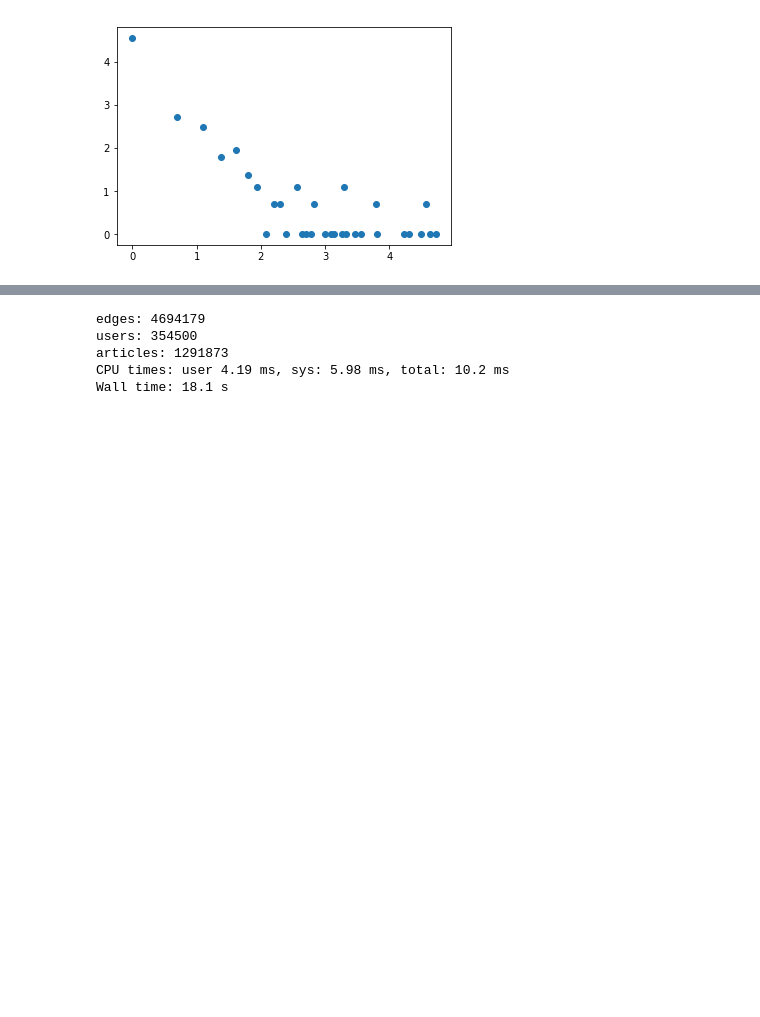
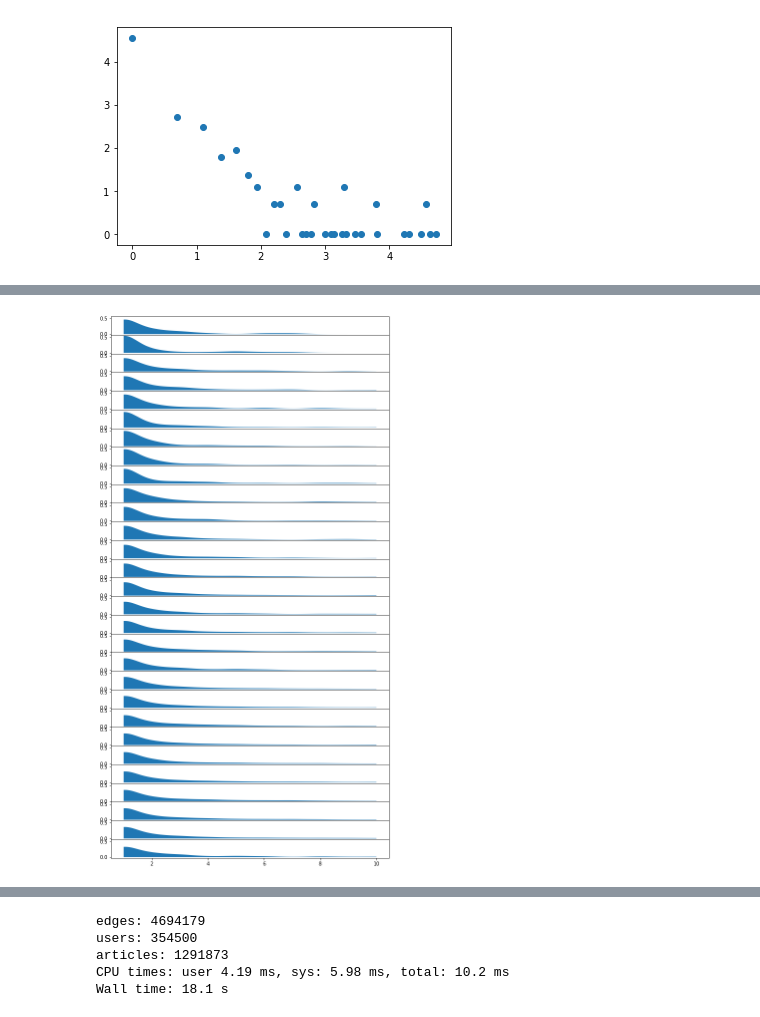
Before and after one commit to cs224w-f18-wikipedia-retention/wikipedia-retention, a Jupyter notebook: notebooks/1.0-amiyaguchi-exploration-degrees.ipynb, the cells around one changed output, grey strips where cells are left out. Saved outputs shown, nothing was run; the diff lists cells and outputs as text; code cells hidden in the pictures; blank space fills up the shorter version.

```diff
--- a/notebooks/1.0-amiyaguchi-exploration-degrees.ipynb
+++ b/notebooks/1.0-amiyaguchi-exploration-degrees.ipynb
@@ -177,0 +201,24 @@ plt.show()
+# %%
+import numpy as np
+from sklearn.neighbors.kde import KernelDensity
+
+labels = sorted(set(df.period))
+# Three subplots sharing both x/y axes
+f, ax = plt.subplots(len(labels), sharex=True, sharey=True, figsize=(10, 20))
+
+# kernel density
+for i, label in enumerate(labels):
+    sample = df[(df.period == label)] #& (df.degree > 1)]
+
+    X_plot = np.linspace(1, 10, 1000)[:, np.newaxis]
+    # estimate the shape of a single aggregated measure, may not be useful
+    X = sample.n_users.values.reshape([-1, 1])
+    kde = KernelDensity(kernel='gaussian', bandwidth=0.50).fit(X)
+    log_dens = kde.score_samples(X_plot)
+
+    ax[i].fill_between(X_plot[:, 0], np.exp(log_dens))
+
+f.subplots_adjust(hspace=0)
+#plt.setp([a.get_xticklabels() for a in f.axes[:-1]], visible=False)
+# %% [output]
+[figure, added]
```
Also changed, not shown: parts of 13 cells of this notebook, 1 other file.
